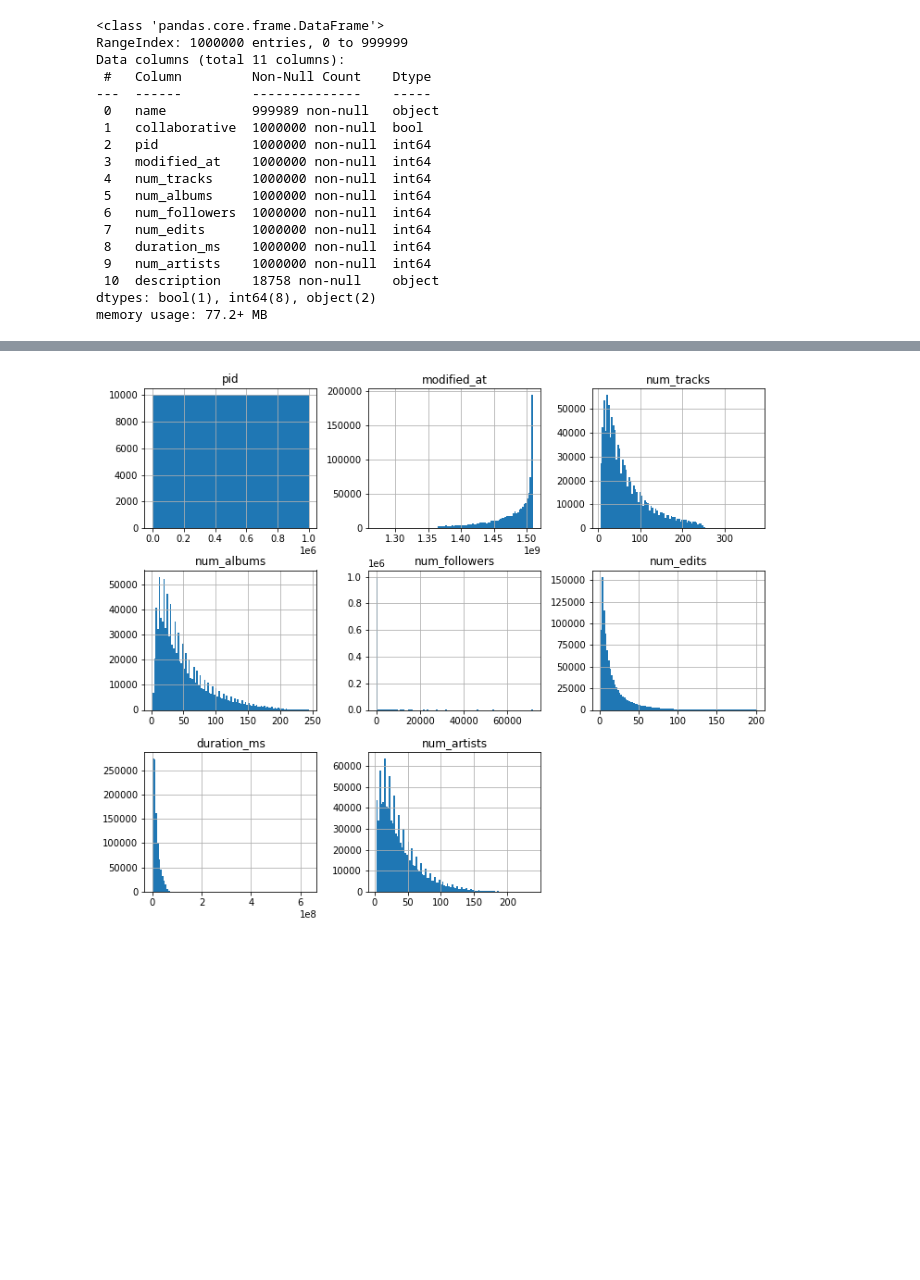
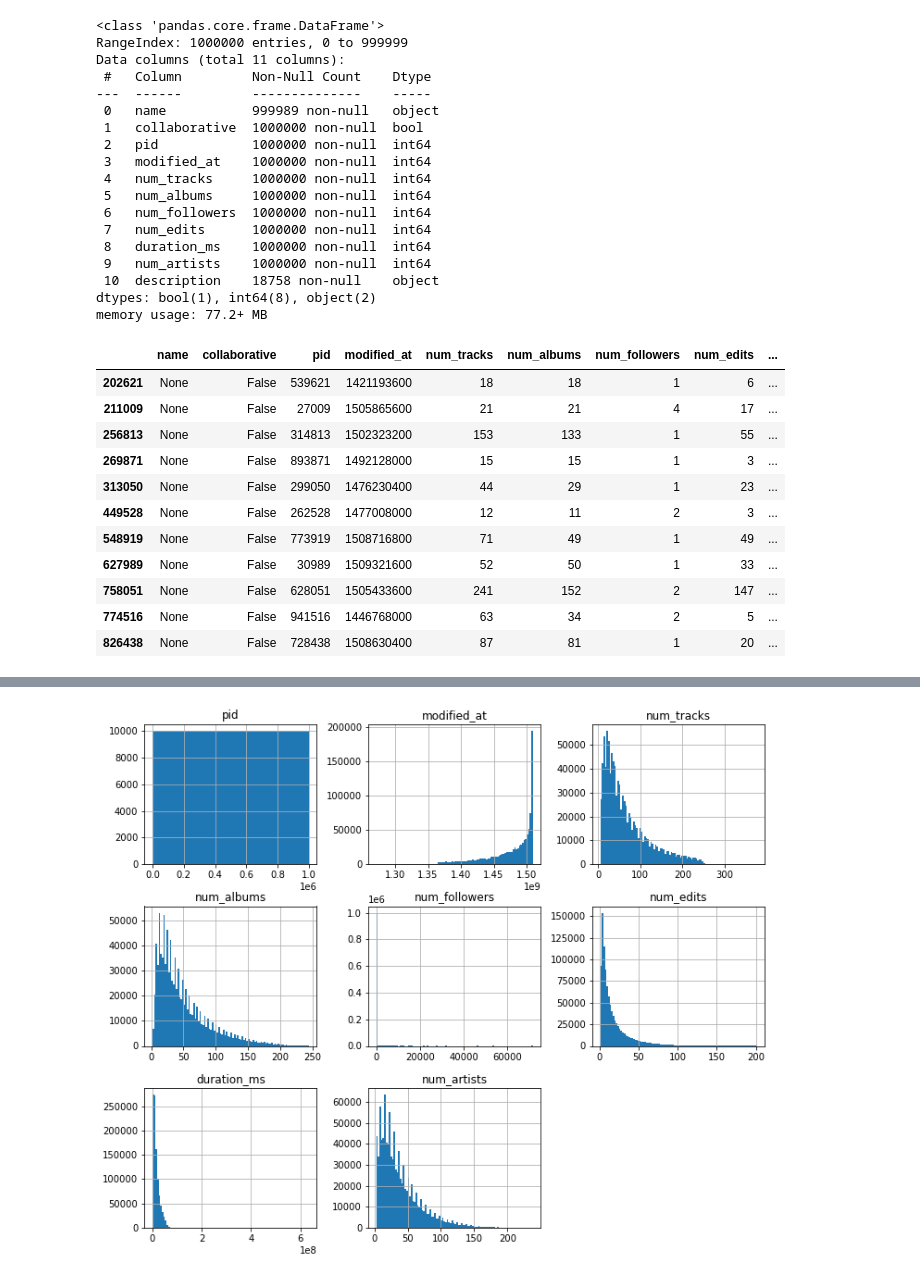
Before and after one commit to BorisovMaksim/Recommendation-system, a Jupyter notebook: notebooks/EDA.ipynb, the cells around one changed output, grey strips where cells are left out. Cells and saved outputs as stored; diff of their text form; code cells hidden in the pictures; blank space fills up the shorter version.

```diff
--- a/notebooks/EDA.ipynb
+++ b/notebooks/EDA.ipynb
@@ -56,3 +74,18 @@ Data columns (total 11 columns):
  10  description    18758 non-null    object
 dtypes: bool(1), int64(8), object(2)
 memory usage: 77.2+ MB
+# %%
+df_playlist[df_playlist.name.isnull()]
+# %% [output]
+|  | name | collaborative | pid | modified_at | num_tracks | num_albums | num_followers | num_edits | ... |
+| 202621 | None | False | 539621 | 1421193600 | 18 | 18 | 1 | 6 | ... |
+| 211009 | None | False | 27009 | 1505865600 | 21 | 21 | 4 | 17 | ... |
+| 256813 | None | False | 314813 | 1502323200 | 153 | 133 | 1 | 55 | ... |
+| 269871 | None | False | 893871 | 1492128000 | 15 | 15 | 1 | 3 | ... |
+| 313050 | None | False | 299050 | 1476230400 | 44 | 29 | 1 | 23 | ... |
+| 449528 | None | False | 262528 | 1477008000 | 12 | 11 | 2 | 3 | ... |
+| 548919 | None | False | 773919 | 1508716800 | 71 | 49 | 1 | 49 | ... |
+| 627989 | None | False | 30989 | 1509321600 | 52 | 50 | 1 | 33 | ... |
+| 758051 | None | False | 628051 | 1505433600 | 241 | 152 | 2 | 147 | ... |
+| 774516 | None | False | 941516 | 1446768000 | 63 | 34 | 2 | 5 | ... |
+| 826438 | None | False | 728438 | 1508630400 | 87 | 81 | 1 | 20 | ... |
```
Also changed, not shown: parts of 31 cells of this notebook, 4 other files.
